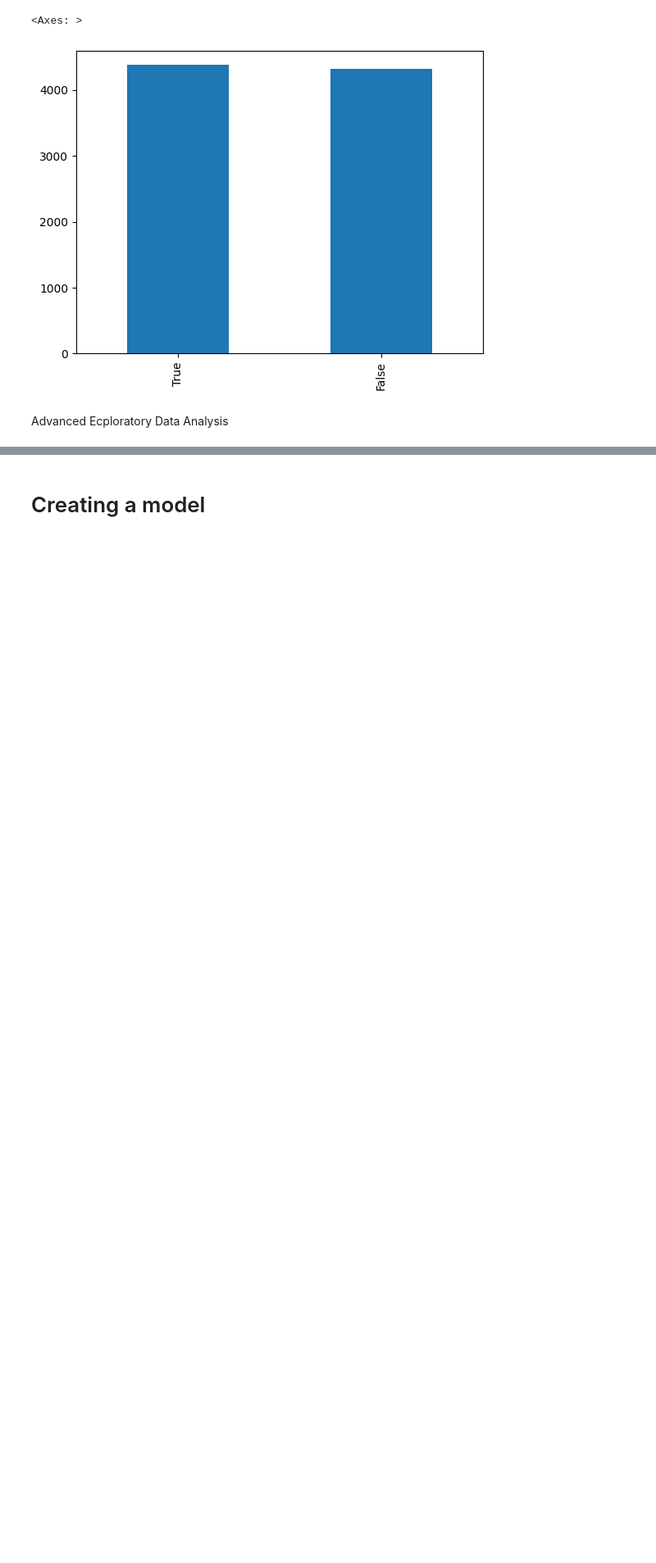
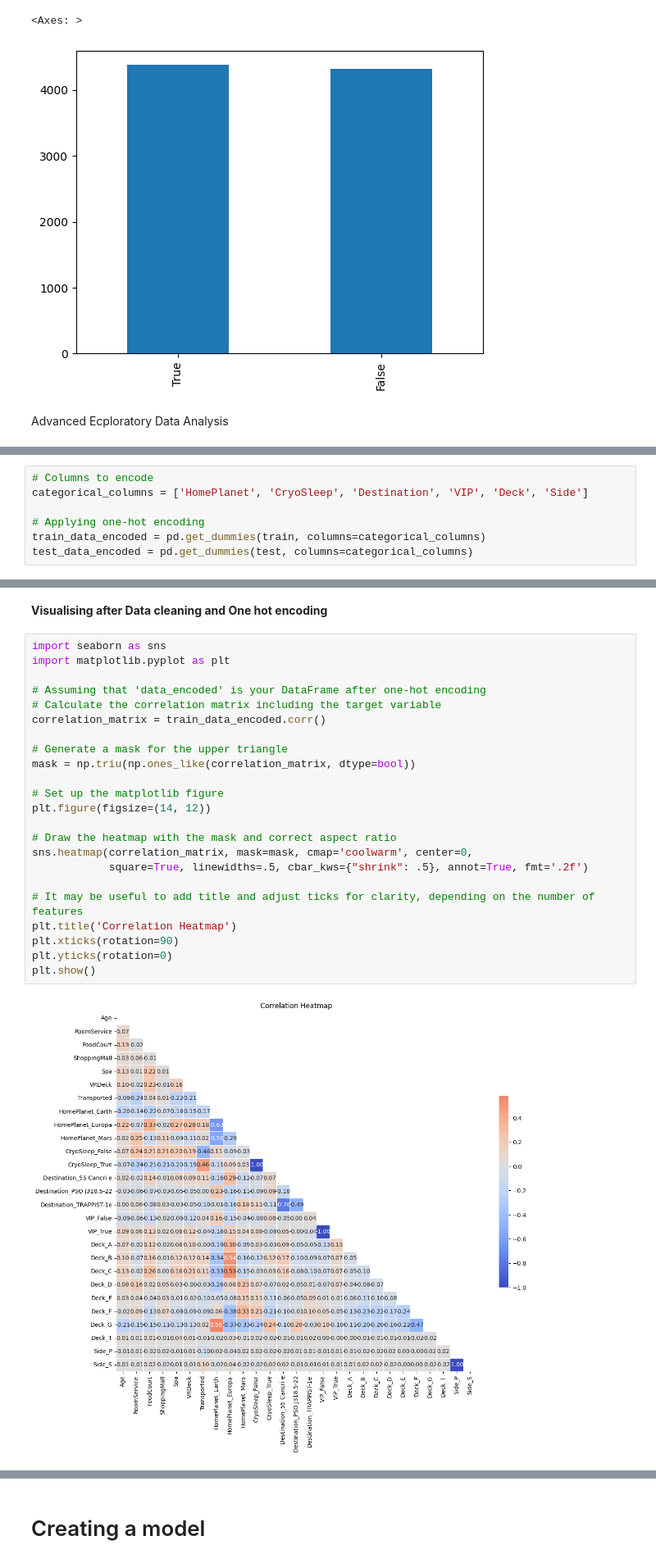
Before and after one commit to ResearchMethodsGroupAssignment/Kaggle_Challenge_Team2, a Jupyter notebook: Kaggle_team2_Titanic.ipynb, the cells around one changed output, grey strips where cells are left out. Shown at 82% size. Saved outputs shown, nothing was run; the diff lists cells and outputs as text; blank space fills up the shorter version.

```diff
--- a/Kaggle_team2_Titanic.ipynb
+++ b/Kaggle_team2_Titanic.ipynb
@@ -272,0 +279,7 @@ plt.show()
+# %%
+# Columns to encode
+categorical_columns = ['HomePlanet', 'CryoSleep', 'Destination', 'VIP', 'Deck', 'Side']
+
+# Applying one-hot encoding
+train_data_encoded = pd.get_dummies(train, columns=categorical_columns)
+test_data_encoded = pd.get_dummies(test, columns=categorical_columns)
@@ -272,0 +346,27 @@ plt.show()
+# %% [markdown]
+**Visualising after Data cleaning and One hot encoding**
+# %%
+import seaborn as sns
+import matplotlib.pyplot as plt
+
+# Assuming that 'data_encoded' is your DataFrame after one-hot encoding
+# Calculate the correlation matrix including the target variable
+correlation_matrix = train_data_encoded.corr()
+
+# Generate a mask for the upper triangle
+mask = np.triu(np.ones_like(correlation_matrix, dtype=bool))
+
+# Set up the matplotlib figure
+plt.figure(figsize=(14, 12))
+
+# Draw the heatmap with the mask and correct aspect ratio
+sns.heatmap(correlation_matrix, mask=mask, cmap='coolwarm', center=0,
+            square=True, linewidths=.5, cbar_kws={"shrink": .5}, annot=True, fmt='.2f')
+
+# It may be useful to add title and adjust ticks for clarity, depending on the number of features
+plt.title('Correlation Heatmap')
+plt.xticks(rotation=90)
+plt.yticks(rotation=0)
+plt.show()
+# %% [output]
+[figure, added]
```
Also changed, not shown: parts of 78 cells of this notebook.
